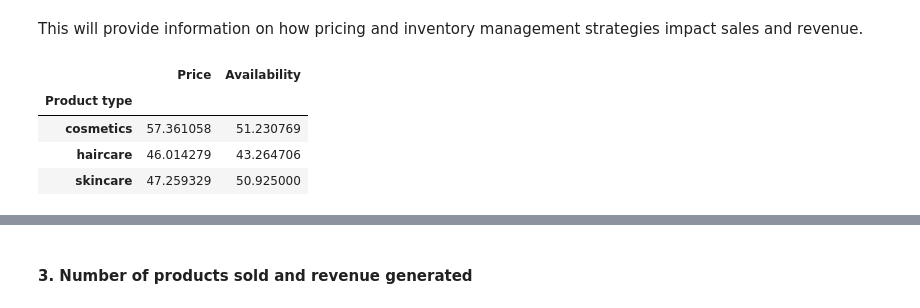
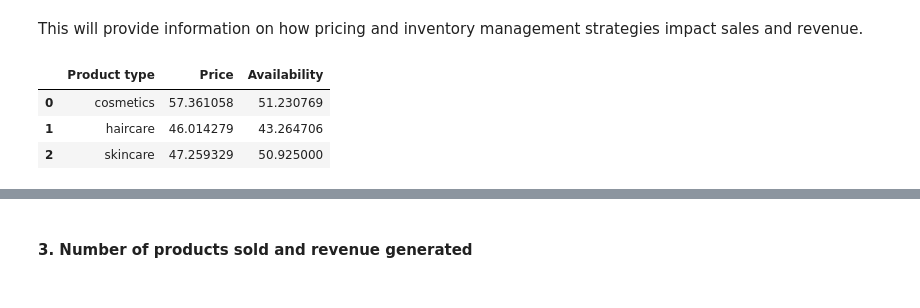
Before and after one commit to George-Mbugua/Supply-Chain-Analysis, a Jupyter notebook: Supply-Chain-Analysis.ipynb, the cells around one changed output, grey strips where cells are left out. Saved outputs shown, nothing was run; the diff lists cells and outputs as text; code cells hidden in the pictures.

```diff
--- a/Supply-Chain-Analysis.ipynb
+++ b/Supply-Chain-Analysis.ipynb
@@ -166,10 +204,10 @@ This will provide information on how pricing and inventory management strategies
 # %%
 # Calculating the average price and availability by product type
 price_availability = df.groupby('Product type')[['Price', 'Availability']].mean()
+price_availability = price_availability.reset_index()
 price_availability
 # %% [output]
-|  | Price | Availability |
-| Product type |  |  |
-| cosmetics | 57.361058 | 51.230769 |
-| haircare | 46.014279 | 43.264706 |
-| skincare | 47.259329 | 50.925000 |
+|  | Product type | Price | Availability |
+| 0 | cosmetics | 57.361058 | 51.230769 |
+| 1 | haircare | 46.014279 | 43.264706 |
+| 2 | skincare | 47.259329 | 50.925000 |
```
Also changed, not shown: parts of 17 cells of this notebook.
